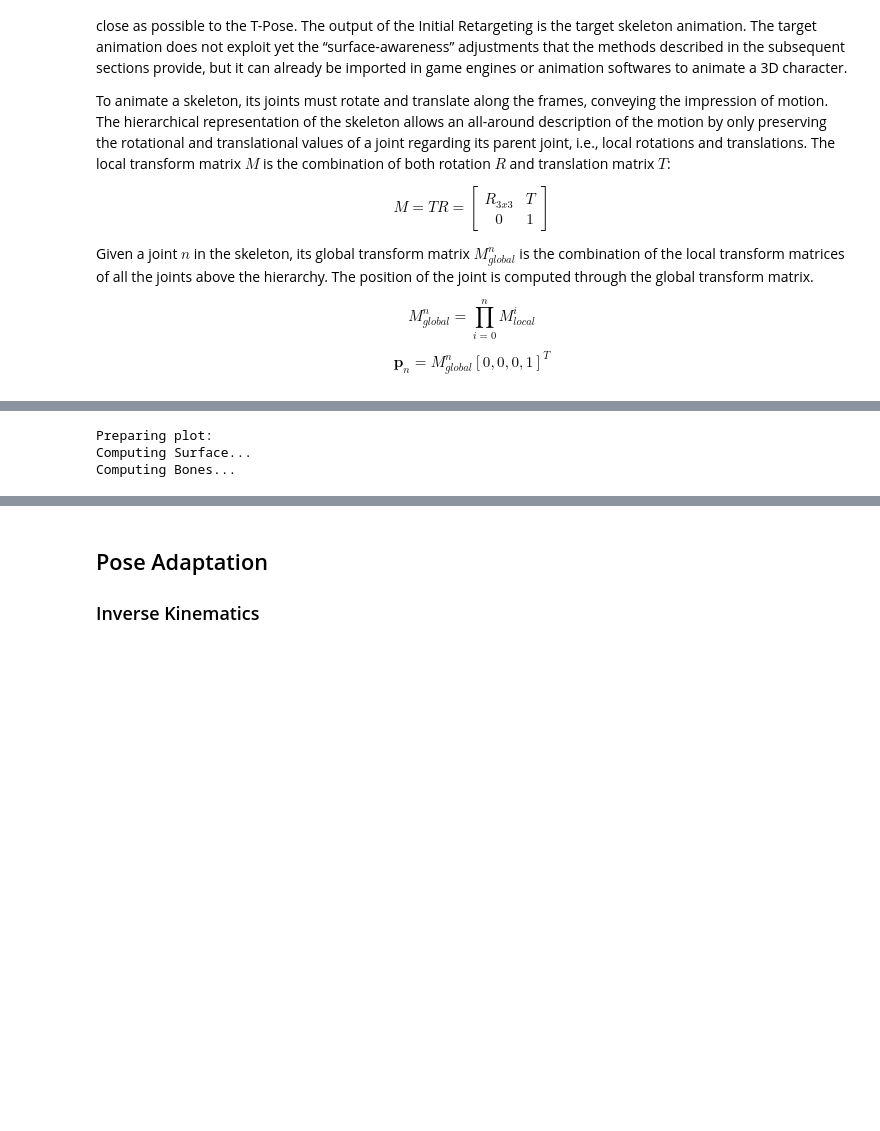
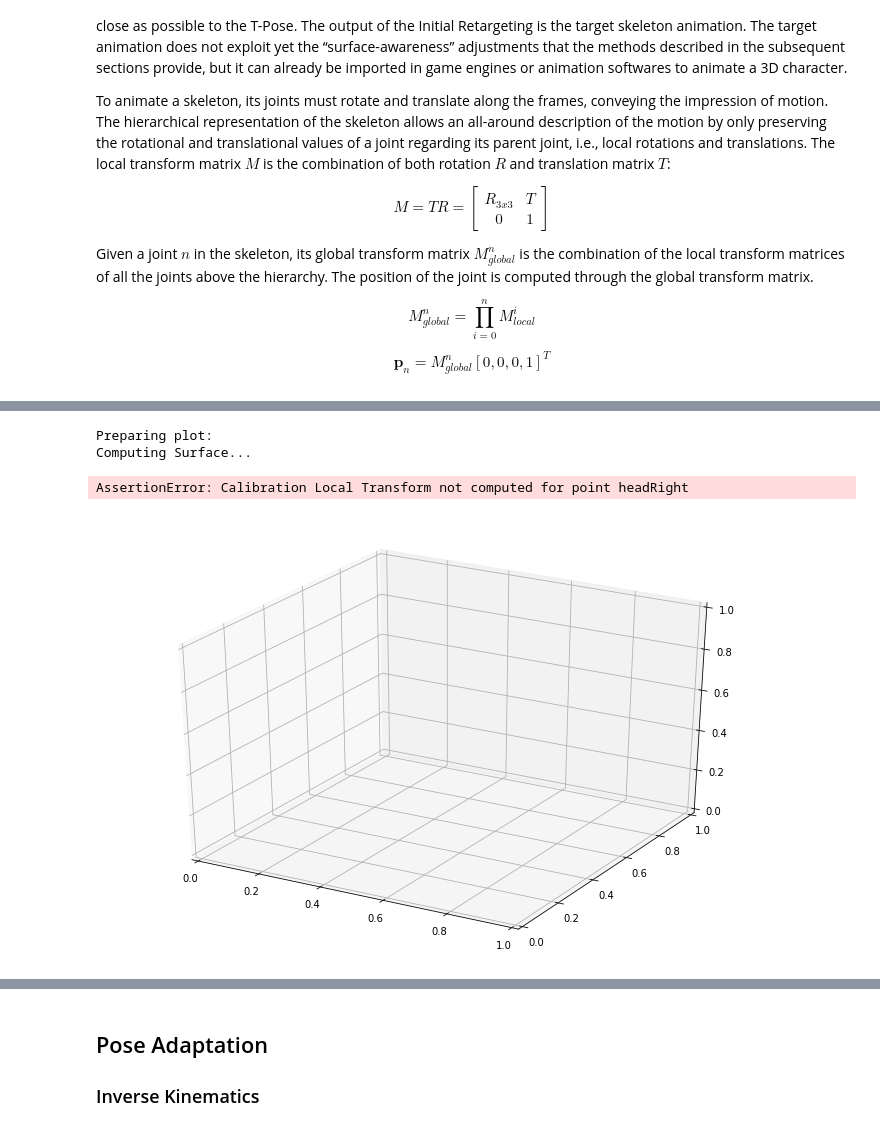
Before and after one commit to rltonoli/MotionRetargeting, a Jupyter notebook: dev/MotionRetargetingPaper-1.ipynb, the cells around one changed output, grey strips where cells are left out. Drawn from its saved outputs; the diff is of its cells as text; code cells hidden in the pictures; blank space fills up the shorter version.

Commit message:
Paper Update
Paper, code and figures updated.
egocentriccoord.py added.

```diff
--- a/dev/MotionRetargetingPaper-1.ipynb
+++ b/dev/MotionRetargetingPaper-1.ipynb
@@ -187,8 +333,6 @@ The mapping was successful
 # %%
-%matplotlib qt
-
 def PlotBVHSurface(animation, surface):
-
+    %matplotlib qt
     def update(frame, surf, lines, vertices, bones):
         for triangle_plot, triangle in zip(surf, range(len(surf))):
             triangle_plot.set_data(vertices[frame,triangle,:,0],vertices[frame,triangle,:,1])
@@ -218,34 +362,33 @@ def PlotBVHSurface(animation, surface):
     mindata = vertices.min()
     maxdata = vertices.max()
 
     surf = []
     for triangle in range(vertices.shape[1]):
         surf.append(ax.plot(vertices[0,triangle,:,0],vertices[0,triangle,:,1],vertices[0,triangle,:,2],'-o', color='red', markersize=1, alpha = 0.5)[0])
 
     print('Computing Bones...')
     #Draw Bones #######################################################
     bones = []
     for frame in range(animation.frames):
         bones.append(animation.getBones(frame))
     bones = np.asarray(bones)
 
     lines = []
     for bone in animation.getBones(0):
         lines.append(ax.plot([bone[0], bone[3]], [bone[1], bone[4]], [bone[2], bone[5]],'-o', color='black')[0])
 
     ax.set_xlabel('X Label')
     ax.set_ylabel('Y Label')
     ax.set_zlabel('Z Label')
     ax.set_xlim(mindata,maxdata)
     ax.set_ylim(mindata,maxdata)
     ax.set_zlim(mindata,maxdata)
     ani = FuncAnimation(fig, update, frames=np.arange(animation.frames), fargs=(surf,lines,vertices,bones) ,interval=0.5, blit=True)
     return ani
 
-#bla = BLA(sourceAnimation)
-
-_ = PlotBVHSurface(sourceAnimation,mocapSurface)
+_ = PlotBVHSurface(sourceAnimation,sourceSurface)
 # %% [output]
 Preparing plot:
 Computing Surface...
-Computing Bones...
+AssertionError: Calibration Local Transform not computed for point headRight
+[figure, added]
```
Also changed, not shown: parts of 21 cells of this notebook, 5 other files.
